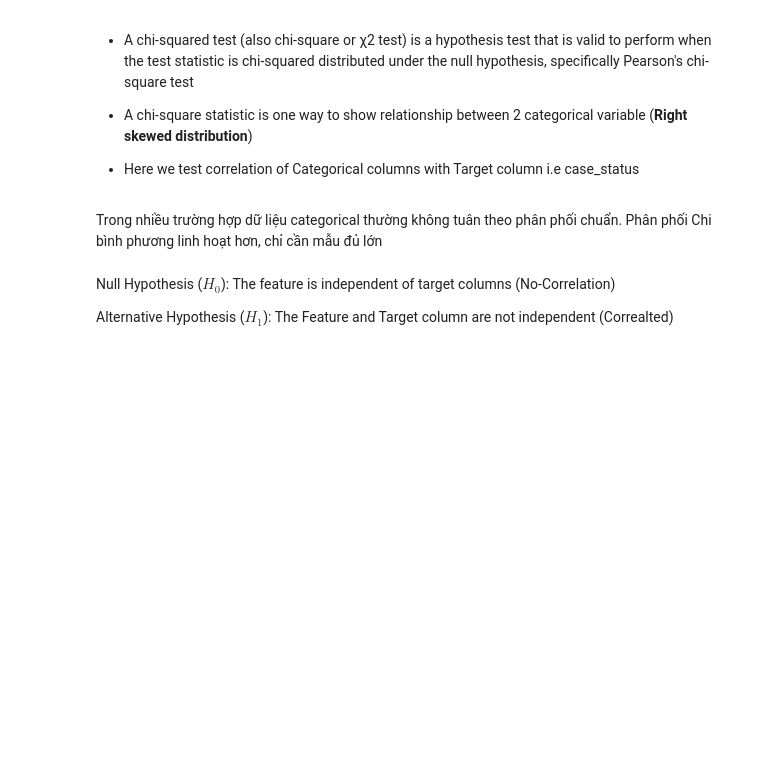
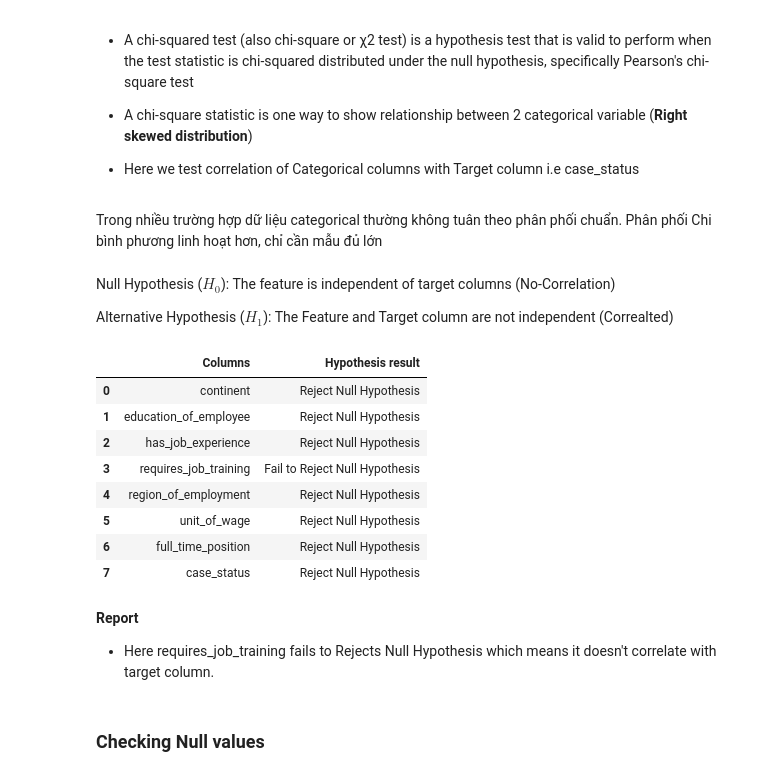
Before and after one commit to HoangKhanhTung0111/MLOPS-Project-US-Visa, a Jupyter notebook: notebook/1_EDA_US_visa.ipynb, the cells around one changed output. Cells and saved outputs as stored; diff of their text form; code cells hidden in the pictures; blank space fills up the shorter version.

```diff
--- a/notebook/1_EDA_US_visa.ipynb
+++ b/notebook/1_EDA_US_visa.ipynb
@@ -230,3 +230,31 @@ Alternative Hypothesis ($H_1$): The Feature and Target column are not independen
 # %%
 from scipy.stats import chi2_contingency
 chi2_test=[]
+
+for feature in categorical_features:
+    # crosstab (bảng chéo): bảng tần suất xuất hiện đồng thời của các cặp giá trị
+    # chi2_contingency trả về 1 tuple, trong đó ptử [1] là p-value
+    if chi2_contingency(pd.crosstab(df['case_status'], df[feature]))[1] < 0.05:
+        chi2_test.append('Reject Null Hypothesis')
+
+    else:
+        chi2_test.append('Fail to Reject Null Hypothesis')
+
+result = pd.DataFrame(data=[categorical_features, chi2_test]).T
+result.columns = ['Columns', 'Hypothesis result']
+result
+# %% [output]
+|  | Columns | Hypothesis result |
+| 0 | continent | Reject Null Hypothesis |
+| 1 | education_of_employee | Reject Null Hypothesis |
+| 2 | has_job_experience | Reject Null Hypothesis |
+| 3 | requires_job_training | Fail to Reject Null Hypothesis |
+| 4 | region_of_employment | Reject Null Hypothesis |
+| 5 | unit_of_wage | Reject Null Hypothesis |
+| 6 | full_time_position | Reject Null Hypothesis |
+| 7 | case_status | Reject Null Hypothesis |
+# %% [markdown]
+**Report**
+* Here requires_job_training fails to Rejects Null Hypothesis which means it doesn't correlate with target column.
+# %% [markdown]
+### Checking Null values
```
Also changed, not shown: parts of 11 cells of this notebook.
